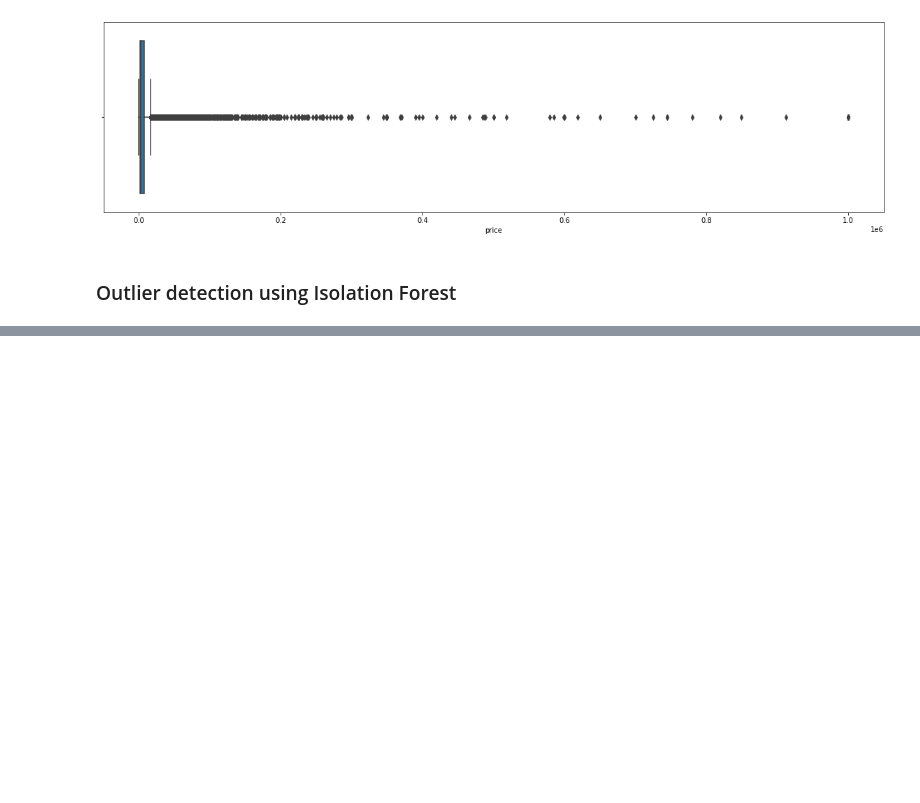
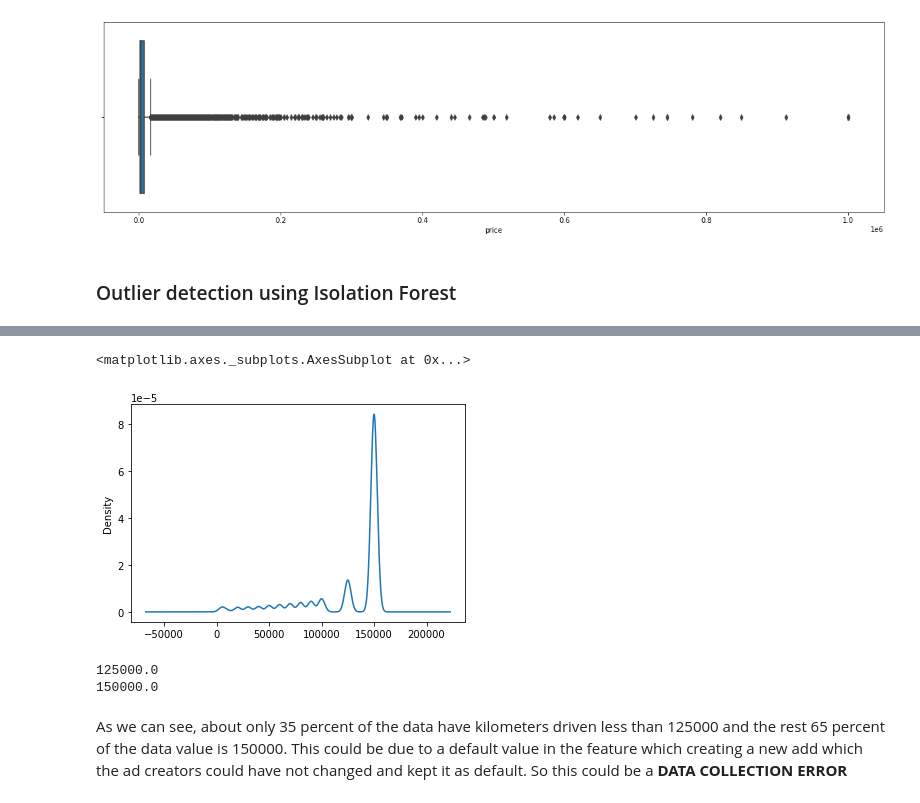
Before and after one commit to pratikasarkar/Used-Car-Price-Prediction, a Jupyter notebook: cars.ipynb, the cells around one changed output, grey strips where cells are left out. Drawn from its saved outputs; the diff is of its cells as text; code cells hidden in the pictures; blank space fills up the shorter version.

```diff
--- a/cars.ipynb
+++ b/cars.ipynb
@@ -364,0 +375,2 @@ df[(df['price']>=150) & (df['price']<=10500)].shape
+# %%
+df2 = df[(df['price']>=150) & (df['price']<=80000)]
@@ -364,0 +411,13 @@ df[(df['price']>=150) & (df['price']<=10500)].shape
+# %%
+df2['kilometer'].plot(kind = 'density')
+# %% [output]
+<matplotlib.axes._subplots.AxesSubplot at 0x...>
+[figure, added]
+# %%
+print(np.quantile(df2['kilometer'],0.3531))
+print(np.quantile(df2['kilometer'],0.3532))
+# %% [output]
+125000.0
+150000.0
+# %% [markdown]
+As we can see, about only 35 percent of the data have kilometers driven less than 125000 and the rest 65 percent of the data value is 150000. This could be due to a default value in the feature which creating a new add which the ad creators could have not changed and kept it as default. So this could be a **DATA COLLECTION ERROR**
```
Also changed, not shown: parts of 12 cells of this notebook.
